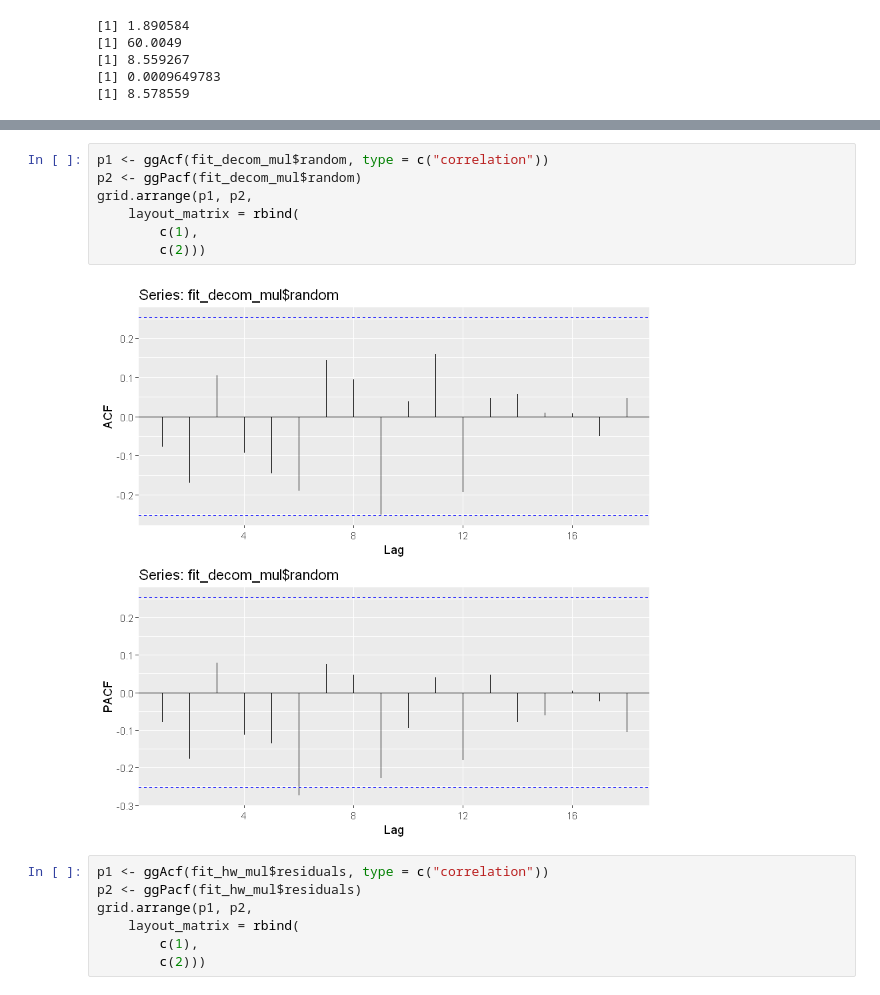
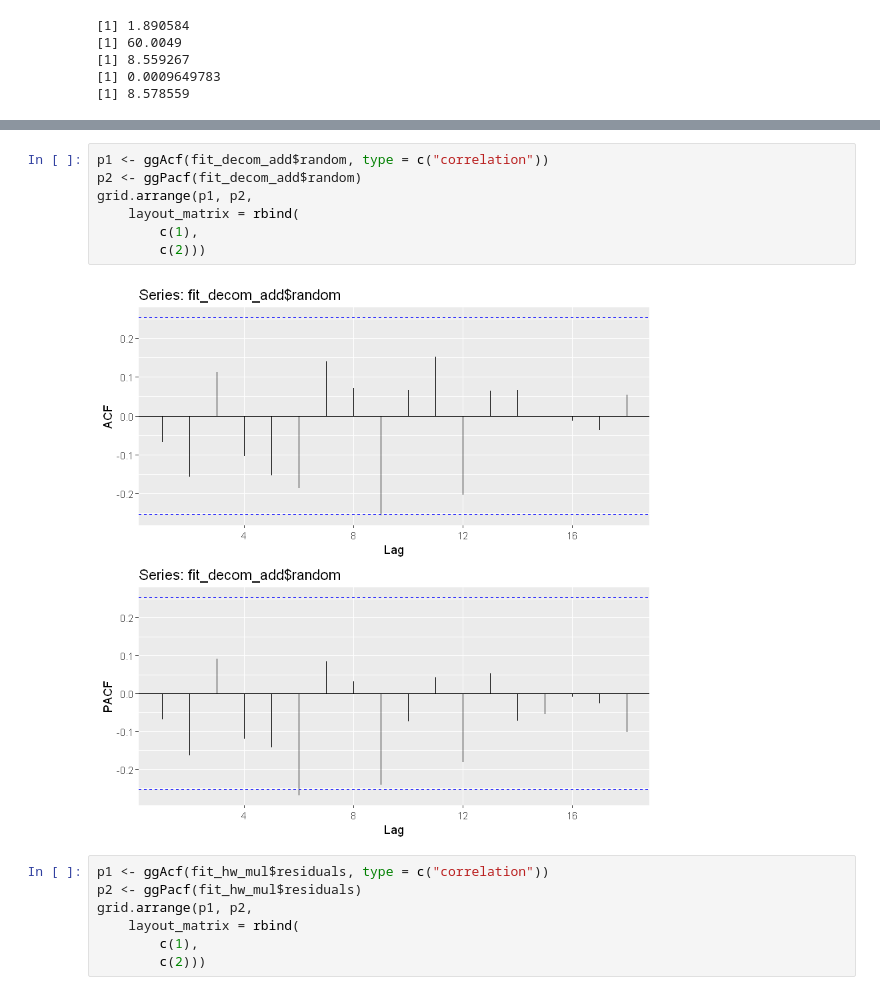
Before and after one commit to D4R6-Robot/Statistics, a Jupyter notebook: 2nd semester/02.TimeSeries/HW4/HW(4-4).ipynb, the cells around one changed output, grey strips where cells are left out. Cells and saved outputs as stored; diff of their text form.

```diff
--- a/2nd semester/02.TimeSeries/HW4/HW(4-4).ipynb
+++ b/2nd semester/02.TimeSeries/HW4/HW(4-4).ipynb
@@ -227,14 +227,14 @@ print(fit_decom_mul$random)
 2010 0.9995497 0.9998818 0.9980546 1.0016183
 2011 1.0006931 0.9997693        NA        NA
 # %%
-p1 <- ggAcf(fit_decom_mul$random, type = c("correlation"))
-p2 <- ggPacf(fit_decom_mul$random)
+p1 <- ggAcf(fit_decom_add$random, type = c("correlation"))
+p2 <- ggPacf(fit_decom_add$random)
 grid.arrange(p1, p2,
     layout_matrix = rbind(
         c(1),
         c(2)))
 # %% [output]
-[figure, old version]
+[figure, new version]
 # %%
 p1 <- ggAcf(fit_hw_mul$residuals, type = c("correlation"))
 p2 <- ggPacf(fit_hw_mul$residuals)
```
